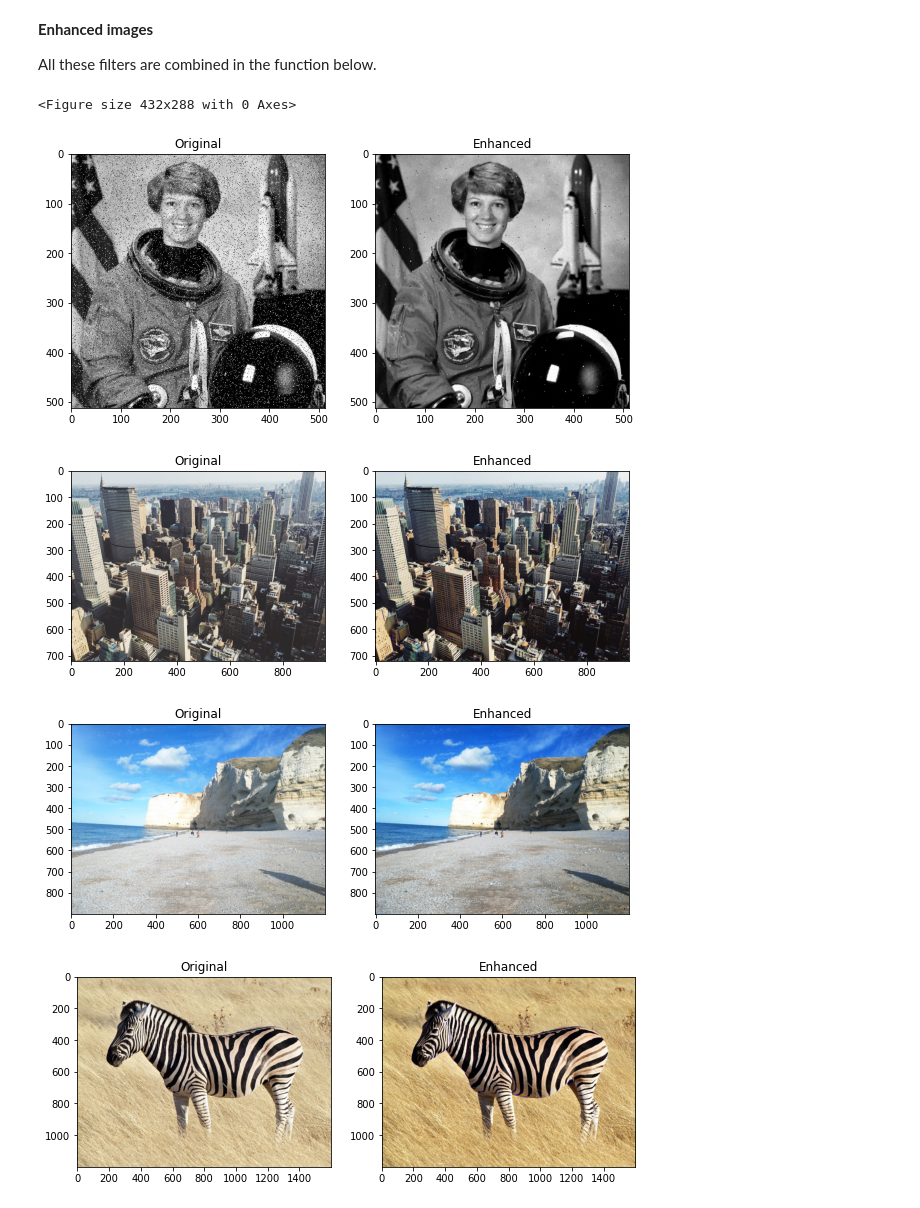
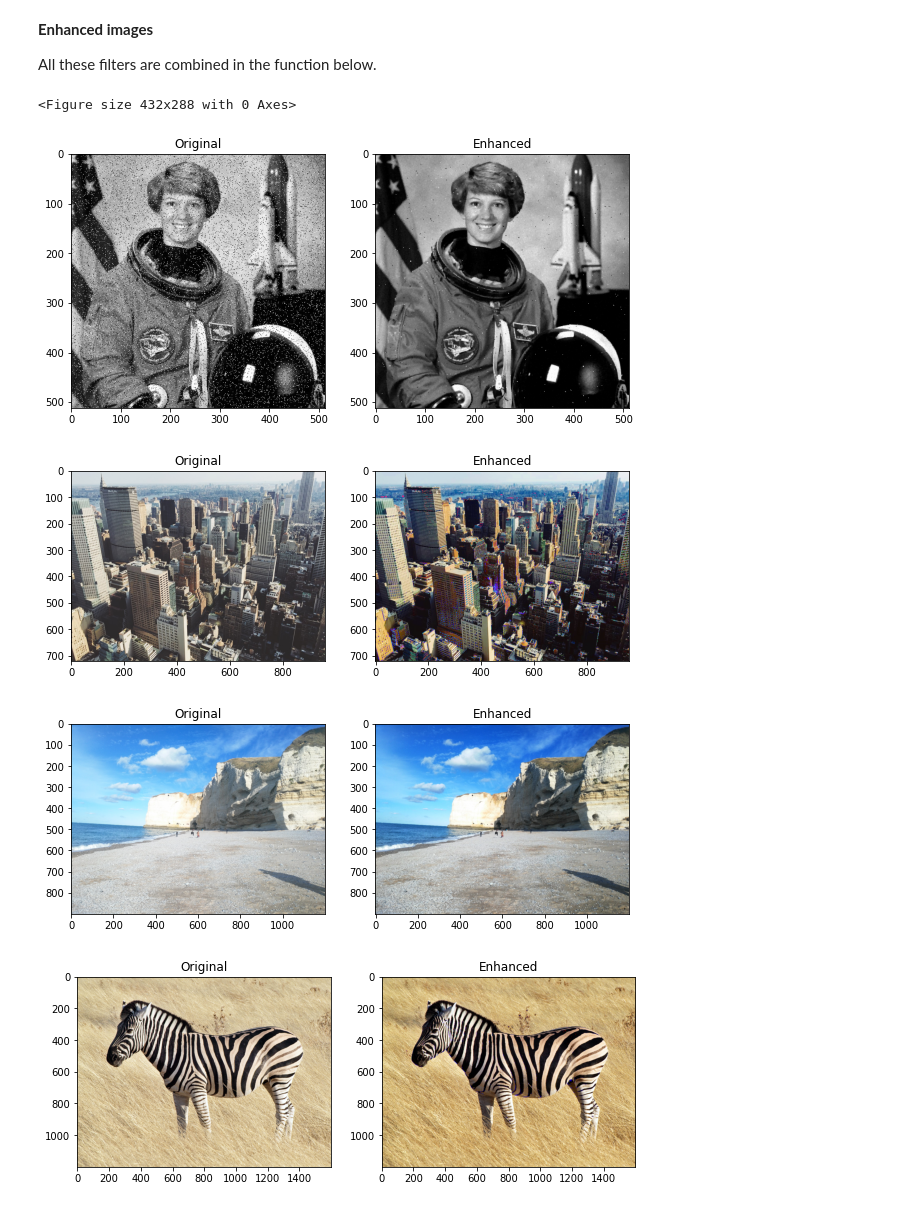
Before and after one commit to hindbkl/INFO-H500_Labs, a Jupyter notebook: P2_Enhancement.ipynb, the cells around one changed output. Saved outputs shown, nothing was run; the diff lists cells and outputs as text; code cells hidden in the pictures.

```diff
--- a/P2_Enhancement.ipynb
+++ b/P2_Enhancement.ipynb
@@ -254,34 +243,34 @@ plt.title("Enhanced")
 plt.show()
 
 plt.figure(figsize=[10,5])
 plt.subplot(1,2,1)
 plt.imshow(im_nyc)
 plt.title("Original")
 plt.subplot(1,2,2)
-plt.imshow(enhancement(im_nyc, 1.1, 0.005, 1.2, 0))
+plt.imshow(enhancement(im_nyc, 1.1, 0.005, 2, 0))
 plt.title("Enhanced")
 plt.show()
 
 plt.figure(figsize=[10,5])
 plt.subplot(1,2,1)
 plt.imshow(im_etretat)
 plt.title("Original")
 plt.subplot(1,2,2)
 plt.imshow(enhancement(im_etretat, 1.5, 0, 1, 1))
 plt.title("Enhanced")
 plt.show()
 
 plt.figure(figsize=[10,5])
 plt.subplot(1,2,1)
 plt.imshow(im_zebra)
 plt.title("Original")
 plt.subplot(1,2,2)
 plt.imshow(enhancement(im_zebra, 1.3, 0.01, 1.2, 1))
 plt.title("Enhanced")
 plt.show()
 # %% [output]
 <Figure size 432x288 with 0 Axes>
 [figure]
-[figure, old version]
+[figure, new version]
 [figure]
 [figure]
```
Also changed, not shown: parts of 1 cell of this notebook.
